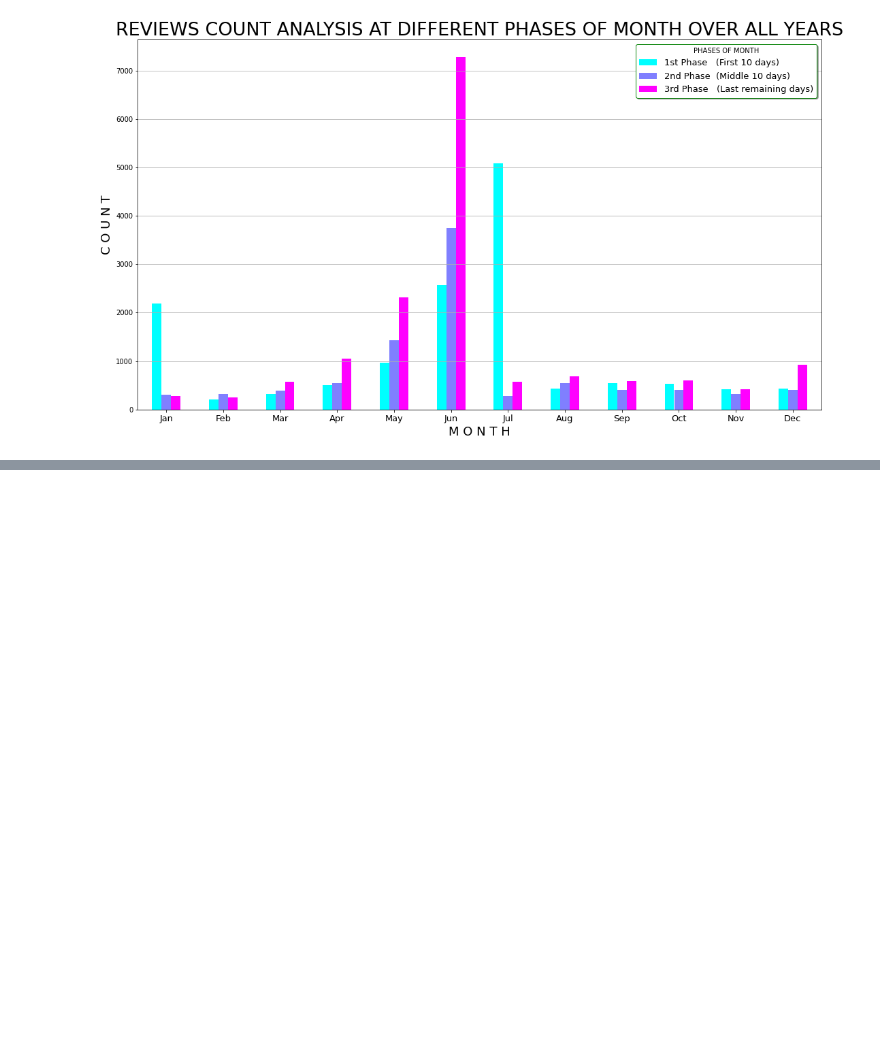
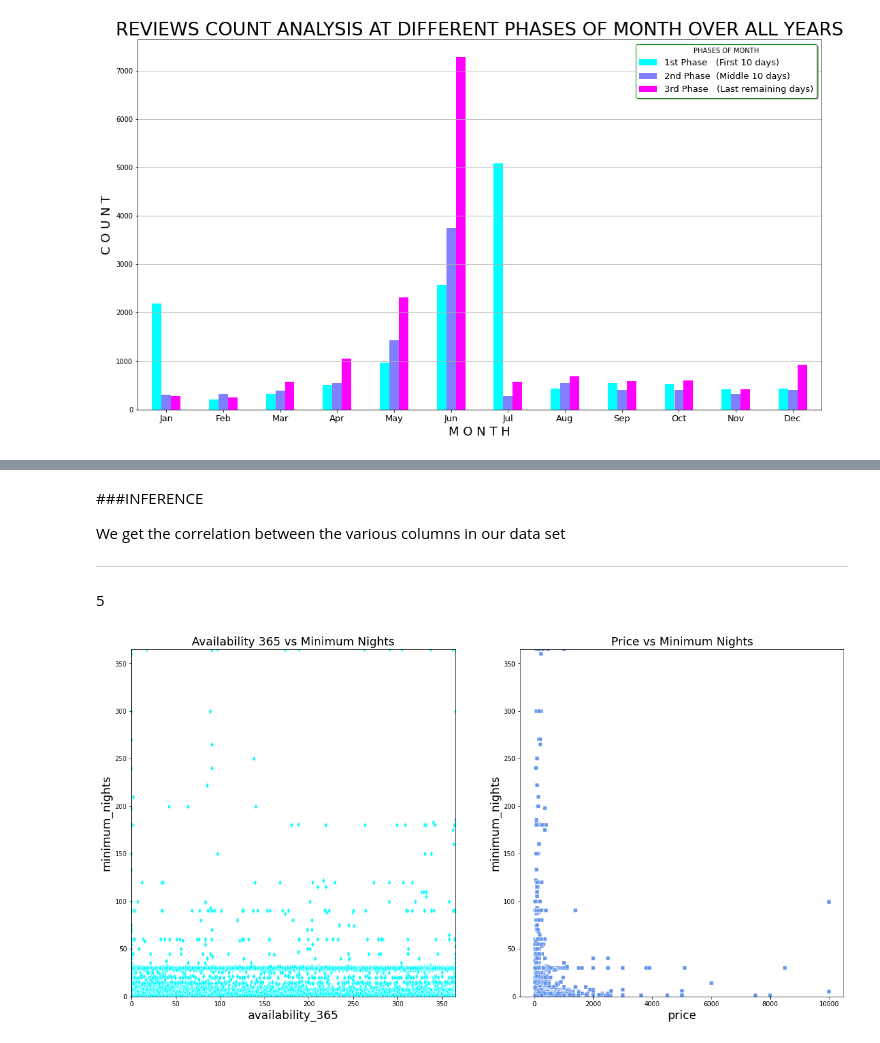
Before and after one commit to Tauseef-09/Airbnb_EDA_Project, a Jupyter notebook: Airbnb_individual_notebook.ipynb, the cells around one changed output, grey strips where cells are left out. Cells and saved outputs as stored; diff of their text form; code cells hidden in the pictures; blank space fills up the shorter version.

```diff
--- a/Airbnb_individual_notebook.ipynb
+++ b/Airbnb_individual_notebook.ipynb
@@ -228,0 +361,46 @@ From these insights we can draw conclusions like we should focus on asking frque
+# %% [markdown]
+###INFERENCE
+
+We get the correlation between the various columns in our data set
+
+---
+# %% [markdown]
+5
+# %%
+# Plotting scatter plot
+
+plt.figure(figsize = (20, 10))
+
+# Subplot - 1
+
+plt.subplot(1, 2, 1)
+
+
+sns.scatterplot(x="availability_365",
+                    y="minimum_nights", marker ="d",
+                    data = df, color = 'aqua')
+
+plt.title('Availability 365 vs Minimum Nights', fontsize = 18)
+plt.xlabel('availability_365', fontsize = 18)
+plt.ylabel('minimum_nights', fontsize = 18)
+plt.xlim([0, 365])
+plt.ylim([0, 365])
+
+# Subplot - 2
+
+plt.subplot(1, 2, 2)
+
+sns.scatterplot(x="price",
+                    y="minimum_nights", marker ="s",
+                    data = df, color = 'cornflowerblue')
+
+plt.title('Price vs Minimum Nights', fontsize = 18)
+plt.xlabel('price', fontsize = 18)
+plt.ylabel('minimum_nights', fontsize = 18)
+plt.ylim([0, 365])
+
+
+
+plt.show()
+# %% [output]
+[figure, added]
```
Also changed, not shown: parts of 18 cells of this notebook.
